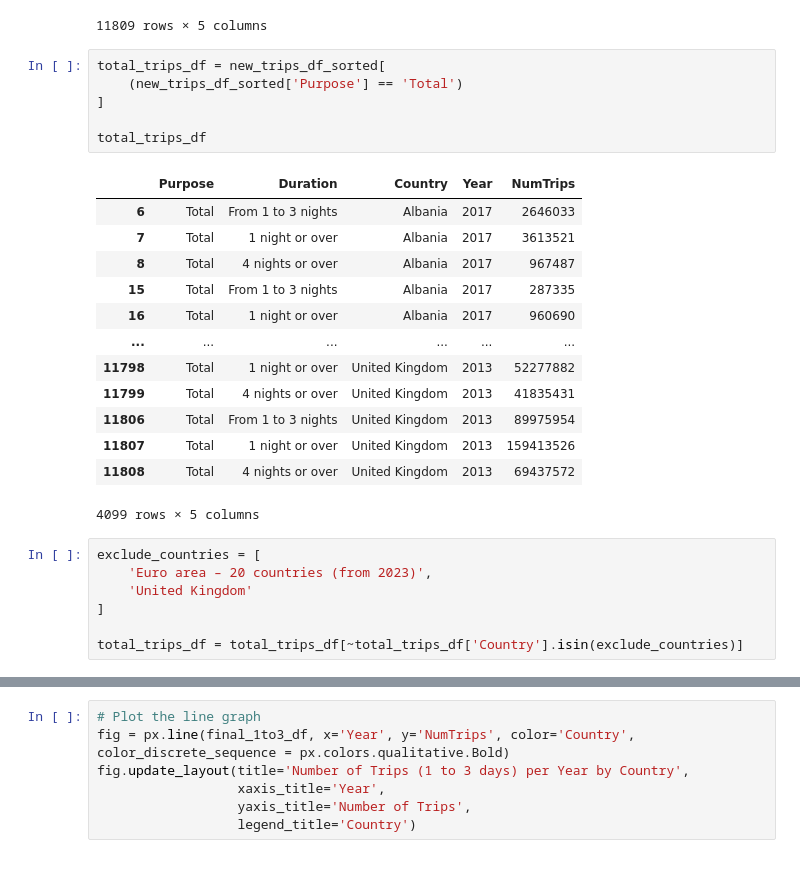
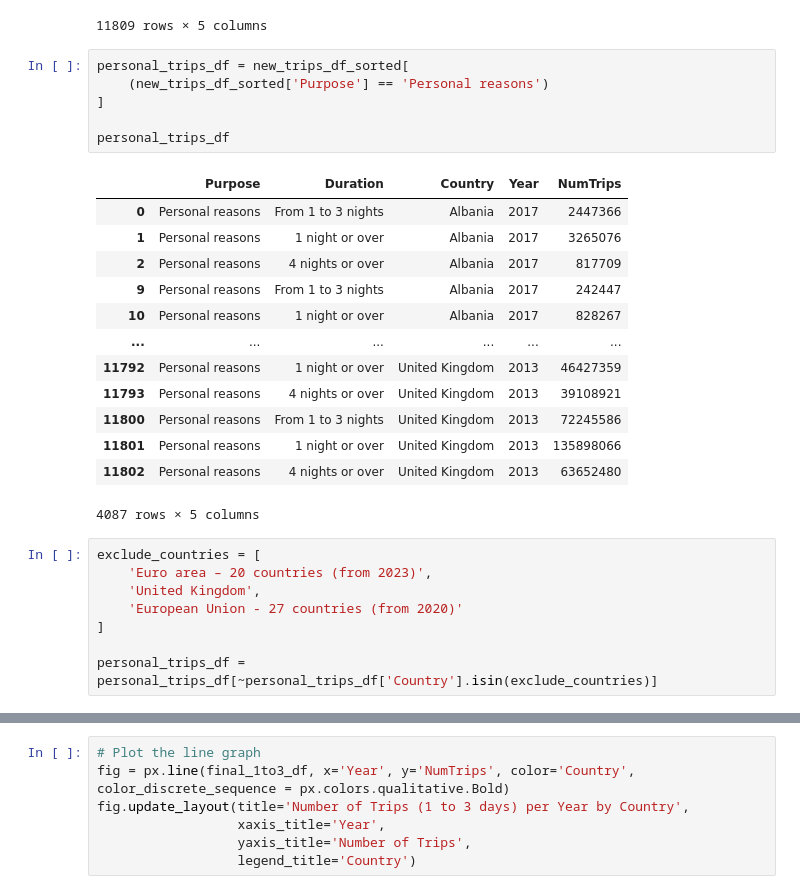
Before and after one commit to swbehan/RoadQualityWork, a Jupyter notebook: datasets/preprocessed-datasets/trips_duration.ipynb, the cells around one changed output, grey strips where cells are left out. Cells and saved outputs as stored; diff of their text form.

```diff
--- a/datasets/preprocessed-datasets/trips_duration.ipynb
+++ b/datasets/preprocessed-datasets/trips_duration.ipynb
@@ -140,30 +140,31 @@ new_trips_df_sorted
 | 11808 | Total | 4 nights or over | United Kingdom | 2013 | 69437572 |
 11809 rows × 5 columns
 # %%
-total_trips_df = new_trips_df_sorted[
-    (new_trips_df_sorted['Purpose'] == 'Total')
+personal_trips_df = new_trips_df_sorted[
+    (new_trips_df_sorted['Purpose'] == 'Personal reasons')
 ]
 
-total_trips_df
+personal_trips_df
 # %% [output]
 |  | Purpose | Duration | Country | Year | NumTrips |
-| 6 | Total | From 1 to 3 nights | Albania | 2017 | 2646033 |
-| 7 | Total | 1 night or over | Albania | 2017 | 3613521 |
-| 8 | Total | 4 nights or over | Albania | 2017 | 967487 |
-| 15 | Total | From 1 to 3 nights | Albania | 2017 | 287335 |
-| 16 | Total | 1 night or over | Albania | 2017 | 960690 |
+| 0 | Personal reasons | From 1 to 3 nights | Albania | 2017 | 2447366 |
+| 1 | Personal reasons | 1 night or over | Albania | 2017 | 3265076 |
+| 2 | Personal reasons | 4 nights or over | Albania | 2017 | 817709 |
+| 9 | Personal reasons | From 1 to 3 nights | Albania | 2017 | 242447 |
+| 10 | Personal reasons | 1 night or over | Albania | 2017 | 828267 |
 | ... | ... | ... | ... | ... | ... |
-| 11798 | Total | 1 night or over | United Kingdom | 2013 | 52277882 |
-| 11799 | Total | 4 nights or over | United Kingdom | 2013 | 41835431 |
-| 11806 | Total | From 1 to 3 nights | United Kingdom | 2013 | 89975954 |
-| 11807 | Total | 1 night or over | United Kingdom | 2013 | 159413526 |
-| 11808 | Total | 4 nights or over | United Kingdom | 2013 | 69437572 |
+| 11792 | Personal reasons | 1 night or over | United Kingdom | 2013 | 46427359 |
+| 11793 | Personal reasons | 4 nights or over | United Kingdom | 2013 | 39108921 |
+| 11800 | Personal reasons | From 1 to 3 nights | United Kingdom | 2013 | 72245586 |
+| 11801 | Personal reasons | 1 night or over | United Kingdom | 2013 | 135898066 |
+| 11802 | Personal reasons | 4 nights or over | United Kingdom | 2013 | 63652480 |
-4099 rows × 5 columns
+4087 rows × 5 columns
 # %%
 exclude_countries = [
     'Euro area – 20 countries (from 2023)',
-    'United Kingdom'
+    'United Kingdom',
+    'European Union - 27 countries (from 2020)'
 ]
 
-total_trips_df = total_trips_df[~total_trips_df['Country'].isin(exclude_countries)]
+personal_trips_df = personal_trips_df[~personal_trips_df['Country'].isin(exclude_countries)]
 # %%
```
Also changed, not shown: parts of 5 cells of this notebook, 2 other files.
